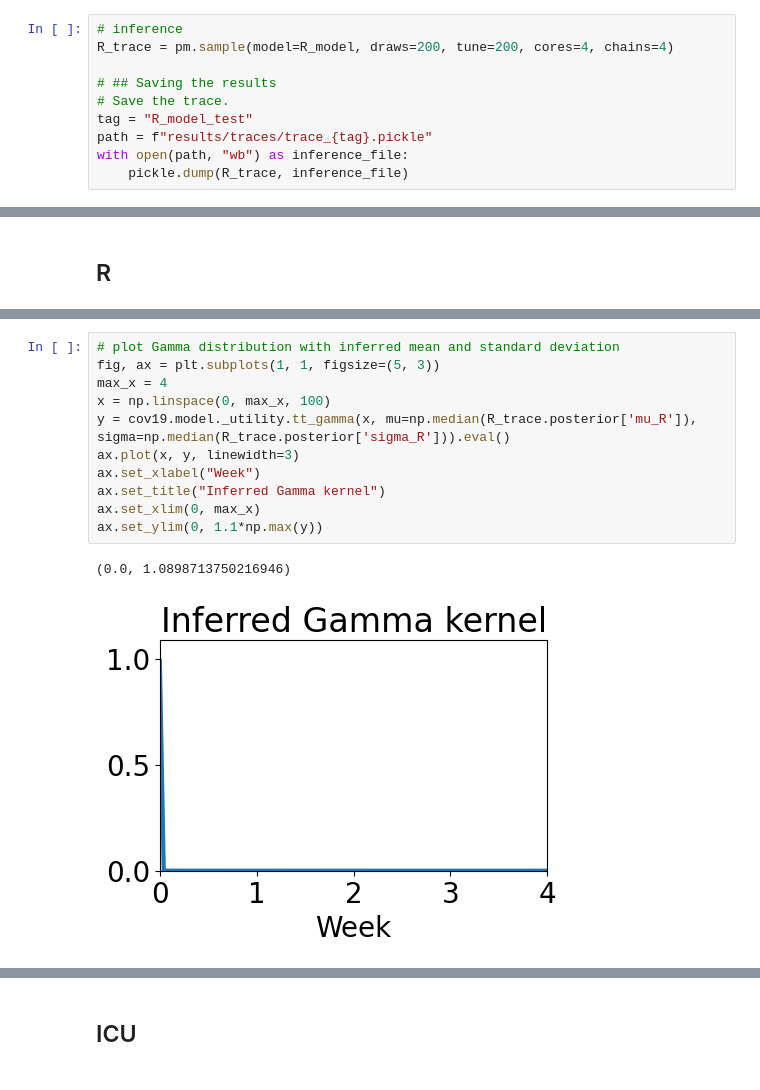
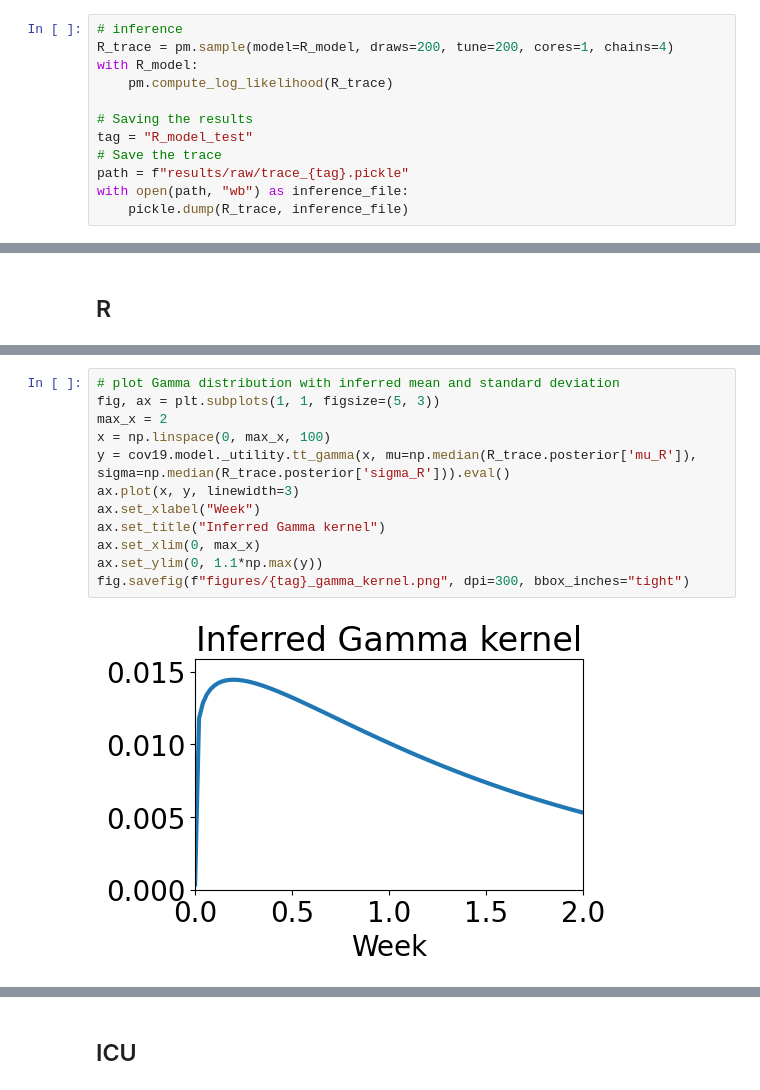
Before and after one commit to Priesemann-Group/mobility_inference, a Jupyter notebook: model.ipynb, the cells around one changed output, grey strips where cells are left out. Saved outputs shown, nothing was run; the diff lists cells and outputs as text.

Commit message:
R_model multiple chains

```diff
--- a/model.ipynb
+++ b/model.ipynb
@@ -240,11 +243,13 @@ Used gamma kernel
 # %%
 # inference
-R_trace = pm.sample(model=R_model, draws=200, tune=200, cores=4, chains=4)
+R_trace = pm.sample(model=R_model, draws=200, tune=200, cores=1, chains=4)
+with R_model:
+    pm.compute_log_likelihood(R_trace)
 
-# ## Saving the results
-# Save the trace.
+# Saving the results
 tag = "R_model_test"
-path = f"results/traces/trace_{tag}.pickle"
+# Save the trace
+path = f"results/raw/trace_{tag}.pickle"
 with open(path, "wb") as inference_file:
     pickle.dump(R_trace, inference_file)
 # %% [output]
@@ -488,17 +490,17 @@ INFO     [pymc] Sampling: [sigma]
 # %%
 # plot Gamma distribution with inferred mean and standard deviation
 fig, ax = plt.subplots(1, 1, figsize=(5, 3))
-max_x = 4
+max_x = 2
 x = np.linspace(0, max_x, 100)
 y = cov19.model._utility.tt_gamma(x, mu=np.median(R_trace.posterior['mu_R']), sigma=np.median(R_trace.posterior['sigma_R'])).eval()
 ax.plot(x, y, linewidth=3)
 ax.set_xlabel("Week")
 ax.set_title("Inferred Gamma kernel")
 ax.set_xlim(0, max_x)
 ax.set_ylim(0, 1.1*np.max(y))
+fig.savefig(f"figures/{tag}_gamma_kernel.png", dpi=300, bbox_inches="tight")
 # %% [output]
-(0.0, 1.0898713750216946)
-[figure, old version]
+[figure, new version]
 # %%
 fig, axs = plt.subplots(3, 1, figsize=(9, 12), height_ratios=[2, 2, 3], sharex=True)
 
```
Also changed, not shown: parts of 7 cells of this notebook, 8 other files.
